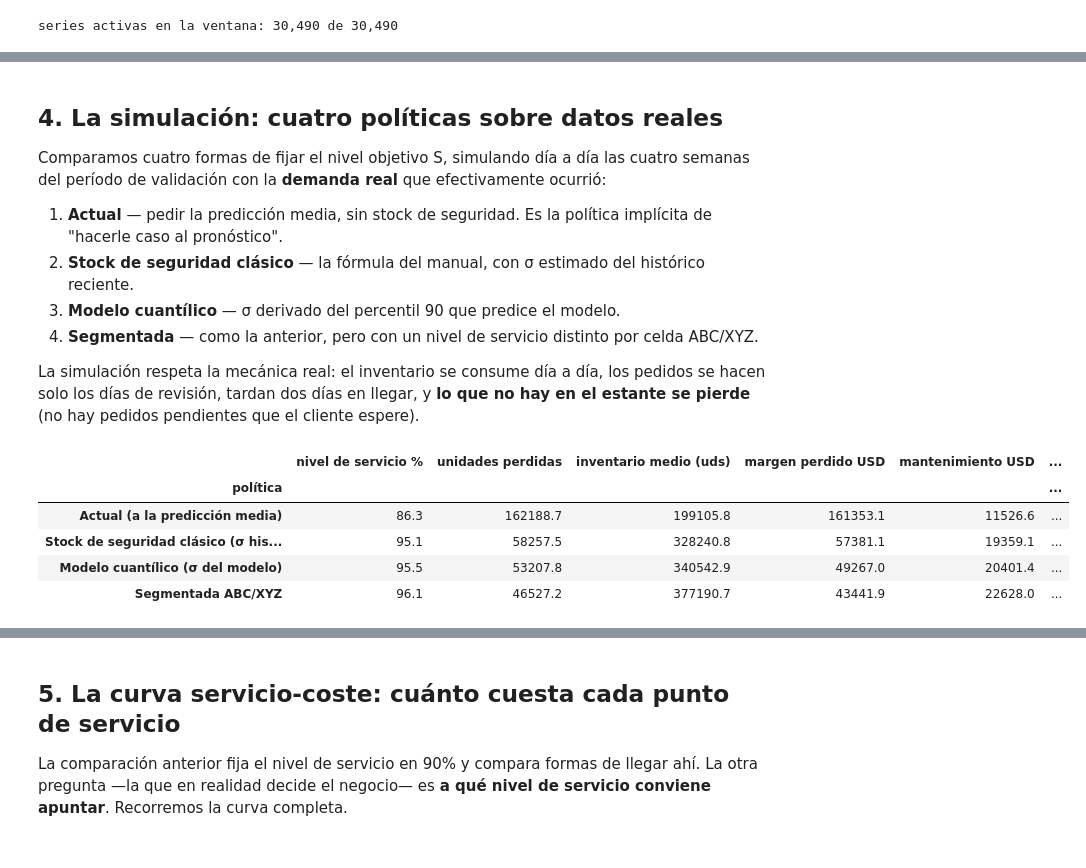
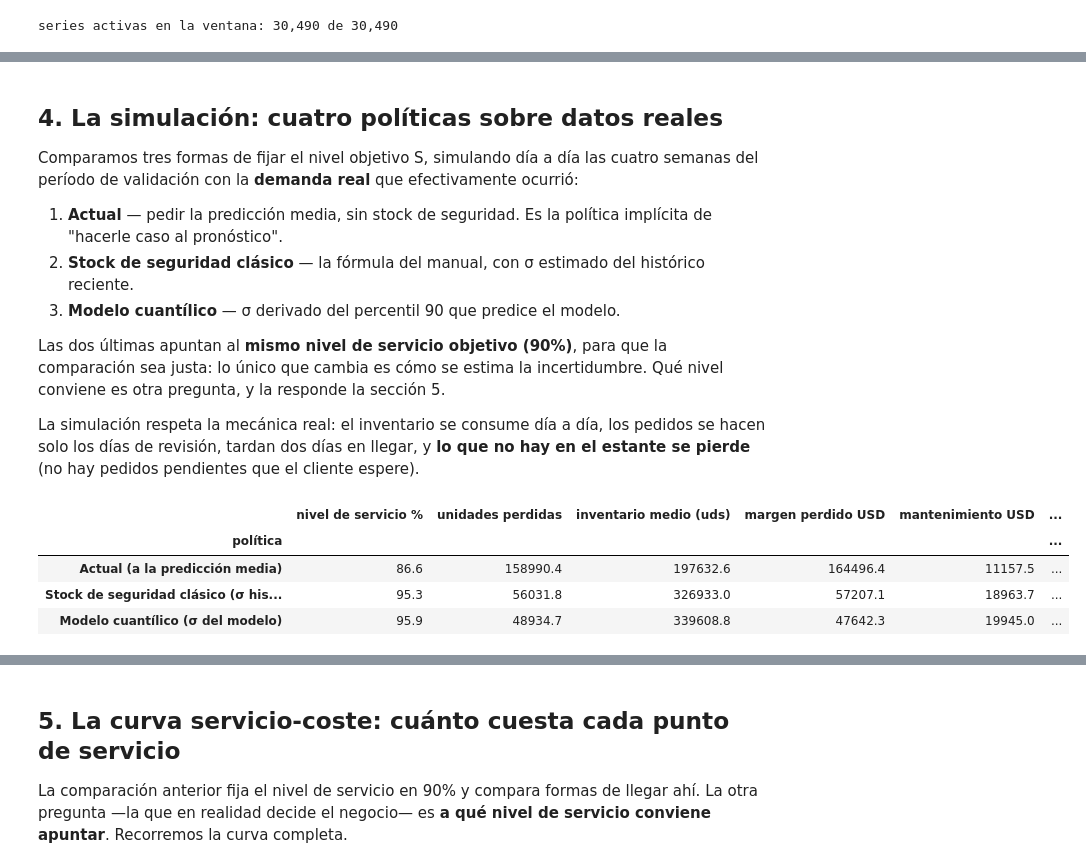
Before and after one commit to JuanCeruso/DSMarket, a Jupyter notebook: 04_Abastecimiento_DSMarket.ipynb, the cells around one changed output, grey strips where cells are left out. Saved outputs shown, nothing was run; the diff lists cells and outputs as text; code cells hidden in the pictures.

```diff
--- a/04_Abastecimiento_DSMarket.ipynb
+++ b/04_Abastecimiento_DSMarket.ipynb
@@ -97,15 +97,16 @@ if V is None:      # primera ejecución: reconstruimos la matriz de ventas desde
 meta = pd.read_csv(f"{CACHE}/meta.csv")
 calendar = pd.read_csv(f"{DATA_DIR}/daily_calendar_with_events.csv")
 calendar['date'] = pd.to_datetime(calendar['date'])
-clusters_prod = pd.read_csv(f"{CACHE}/clusters_producto.csv", index_col=0)
-meta['cluster_k5'] = meta['item'].map(clusters_prod['cluster_k5'])
+segmentacion = pd.read_csv(f"{CACHE}/segmentacion_productos.csv", index_col=0)   # Tarea 2 (notebook 02)
+meta['grupo'] = meta['item'].map(segmentacion['nombre_grupo'])
 
 n_series, n_days = V.shape
 s, e = n_days - 28, n_days                       # ventana de simulación = fold 3 de la Tarea 3
 H = e - s
 demanda = V[:, s:e].astype(np.float64)
-media_pred = pickle.load(open(f"{CACHE}/pred2_fold2.pkl", "rb"))['pred_lgb'].astype(np.float64)
-p90_pred = np.load(f"{CACHE}/p90_eval.npy").astype(np.float64)
+# predicciones del modelo final de la Tarea 3 (sección 16.6) para esta ventana: media y percentil 90
+media_pred = np.load(f"{CACHE}/final_eval_media.npy").astype(np.float64)
+p90_pred = np.load(f"{CACHE}/final_eval_p90.npy").astype(np.float64)
 print(f"ventana simulada: {calendar['date'].iloc[s].date()} a {calendar['date'].iloc[e-1].date()} ({H} días)")
 print(f"series: {n_series:,} | demanda real del período: {demanda.sum():,.0f} unidades")
 # %% [output]
@@ -182,12 +191,13 @@ El cruce con los arquetipos de la Tarea 2 confirma que **los dos ejes miden cosa
 # %% [markdown]
 ## 4. La simulación: cuatro políticas sobre datos reales
 
-Comparamos cuatro formas de fijar el nivel objetivo S, simulando día a día las cuatro semanas del período de validación con la **demanda real** que efectivamente ocurrió:
+Comparamos tres formas de fijar el nivel objetivo S, simulando día a día las cuatro semanas del período de validación con la **demanda real** que efectivamente ocurrió:
 
 1. **Actual** — pedir la predicción media, sin stock de seguridad. Es la política implícita de "hacerle caso al pronóstico".
 2. **Stock de seguridad clásico** — la fórmula del manual, con σ estimado del histórico reciente.
 3. **Modelo cuantílico** — σ derivado del percentil 90 que predice el modelo.
-4. **Segmentada** — como la anterior, pero con un nivel de servicio distinto por celda ABC/XYZ.
+
+Las dos últimas apuntan al **mismo nivel de servicio objetivo (90%)**, para que la comparación sea justa: lo único que cambia es cómo se estima la incertidumbre. Qué nivel conviene es otra pregunta, y la responde la sección 5.
 
 La simulación respeta la mecánica real: el inventario se consume día a día, los pedidos se hacen solo los días de revisión, tardan dos días en llegar, y **lo que no hay en el estante se pierde** (no hay pedidos pendientes que el cliente espere).
 # %%
@@ -222,40 +232,36 @@ def simular(fn_nivel):
             pedido = np.maximum(fn_nivel(t) - (inv + pipeline.sum(axis=1)), 0)
             pipeline[:, L - 1] += pedido
         inv_acum += inv
     return {'servido': servido, 'perdido': perdido, 'inv_medio': inv_acum / H, 'remanente': inv}
 
 def economia(r, etiqueta):
     a = activo
     margen_perdido = (r['perdido'][a] * precio[a] * MARGEN).sum()
     mantenimiento = (r['inv_medio'][a] * costo_unitario[a]).sum() * TASA_MANTENIMIENTO / 365 * H
     return {'política': etiqueta,
             'nivel de servicio %': r['servido'][a].sum() / demanda[a].sum() * 100,
             'unidades perdidas': r['perdido'][a].sum(),
             'inventario medio (uds)': r['inv_medio'][a].sum(),
             'margen perdido USD': margen_perdido, 'mantenimiento USD': mantenimiento,
             'coste total USD': margen_perdido + mantenimiento,
             'remanente final (uds)': r['remanente'][a].sum()}
 
-SL_SEGMENTADO = {'AX':.98,'AY':.95,'AZ':.90,'BX':.95,'BY':.90,'BZ':.85,'CX':.90,'CY':.85,'CZ':.80}
-z_segmentado = np.array([Z[SL_SEGMENTADO[c]] for c in celda])
 POLITICAS = {
     'Actual (a la predicción media)':        lambda t: nivel_objetivo(t, sig_mod_ext, 0.0),
     'Stock de seguridad clásico (σ histórico)': lambda t: nivel_objetivo(t, sig_his_ext, Z[0.90]),
     'Modelo cuantílico (σ del modelo)':      lambda t: nivel_objetivo(t, sig_mod_ext, Z[0.90]),
-    'Segmentada ABC/XYZ':                    lambda t: nivel_objetivo(t, sig_mod_ext, z_segmentado),
 }
 resultados = {nombre: simular(fn) for nombre, fn in POLITICAS.items()}
 comparacion = pd.DataFrame([economia(r, n) for n, r in resultados.items()]).set_index('política')
 base = comparacion.loc['Actual (a la predicción media)', 'coste total USD']
 comparacion['ahorro vs actual %'] = (base - comparacion['coste total USD']) / base * 100
 comparacion.round(1)
 # %% [output]
 |  | nivel de servicio % | unidades perdidas | inventario medio (uds) | margen perdido USD | mantenimiento USD | ... |
 | política |  |  |  |  |  | ... |
-| Actual (a la predicción media) | 86.3 | 162188.7 | 199105.8 | 161353.1 | 11526.6 | ... |
-| Stock de seguridad clásico (σ his... | 95.1 | 58257.5 | 328240.8 | 57381.1 | 19359.1 | ... |
-| Modelo cuantílico (σ del modelo) | 95.5 | 53207.8 | 340542.9 | 49267.0 | 20401.4 | ... |
-| Segmentada ABC/XYZ | 96.1 | 46527.2 | 377190.7 | 43441.9 | 22628.0 | ... |
+| Actual (a la predicción media) | 86.6 | 158990.4 | 197632.6 | 164496.4 | 11157.5 | ... |
+| Stock de seguridad clásico (σ his... | 95.3 | 56031.8 | 326933.0 | 57207.1 | 18963.7 | ... |
+| Modelo cuantílico (σ del modelo) | 95.9 | 48934.7 | 339608.8 | 47642.3 | 19945.0 | ... |
 # %%
 fig, axes = plt.subplots(1, 2, figsize=(14, 4.6))
 nombres = list(comparacion.index)
```
Also changed, not shown: parts of 26 cells of this notebook, 52 other files.
